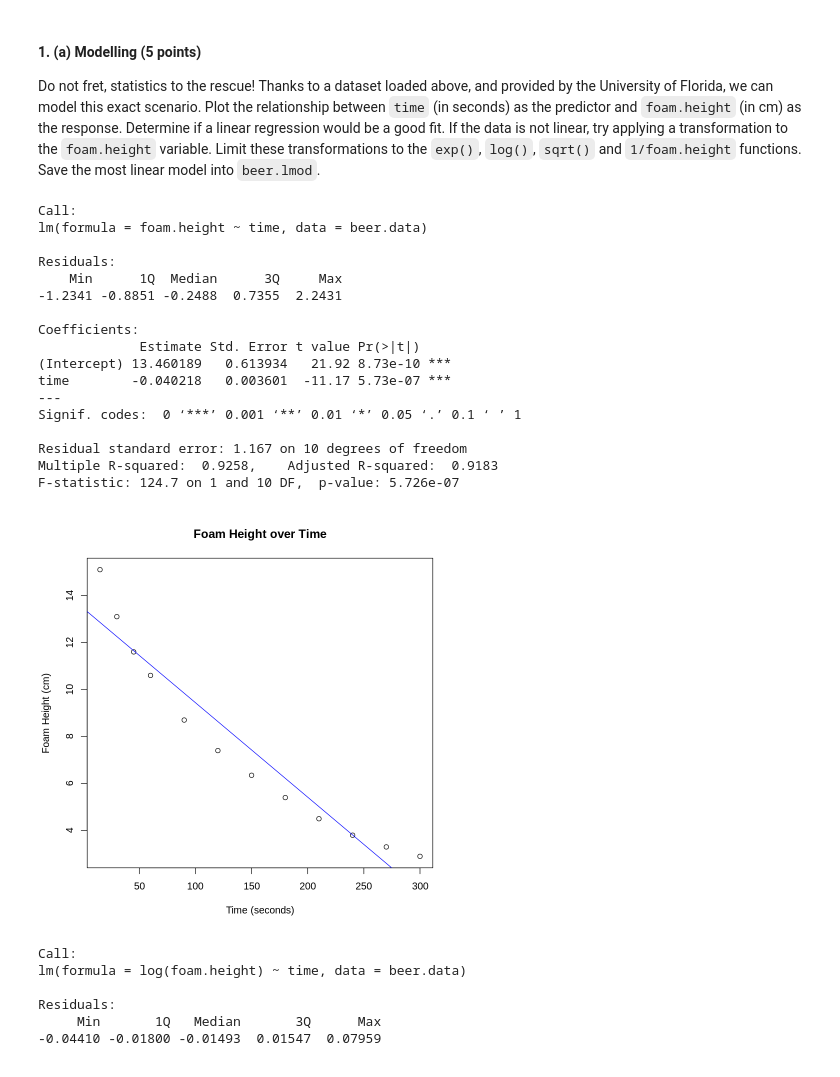
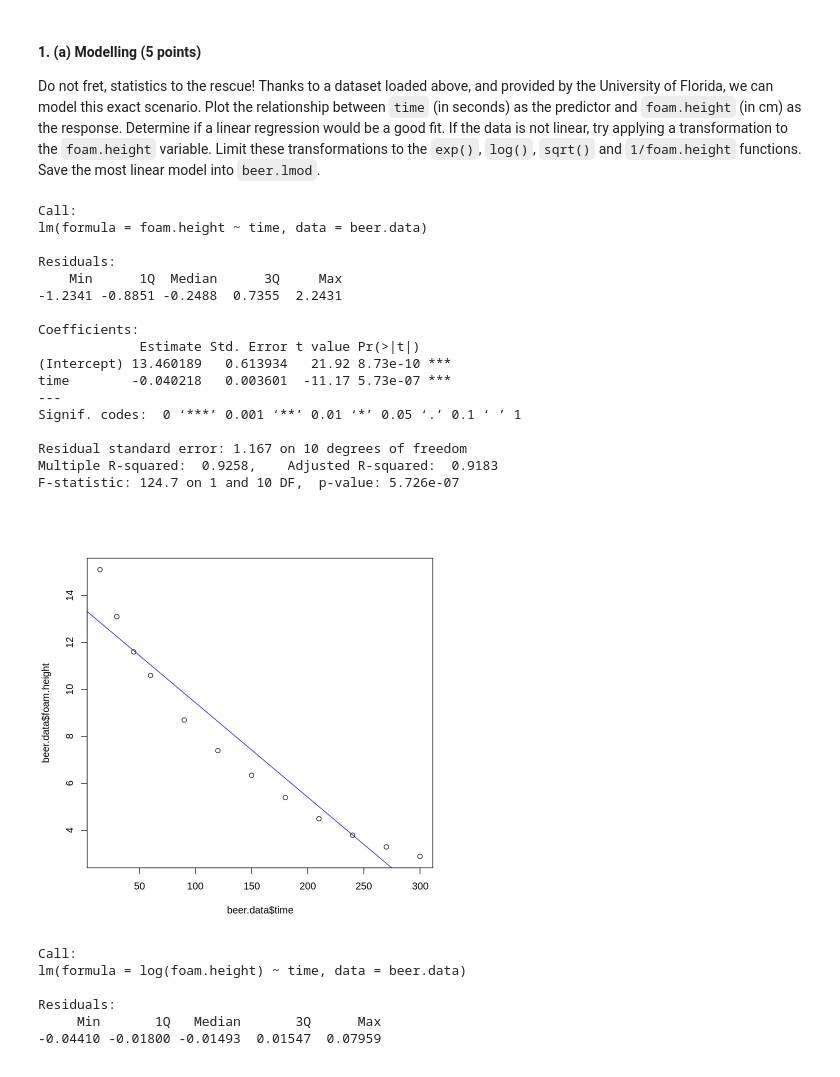
Before and after one commit to dennislamcv1/UniofColStatsModel, a Jupyter notebook: Modern Regression Analysis in R/C1M5_autograded.ipynb, the cells around one changed output. Drawn from its saved outputs; the diff is of its cells as text; code cells hidden in the pictures.

```diff
--- a/Modern Regression Analysis in R/C1M5_autograded.ipynb
+++ b/Modern Regression Analysis in R/C1M5_autograded.ipynb
@@ -77,35 +69,35 @@ beer.data <- beer.data[beer.data$time > 0, ]
 Do not fret, statistics to the rescue! Thanks to a dataset loaded above, and provided by the University of Florida, we can model this exact scenario. Plot the relationship between `time` (in seconds) as the predictor and `foam.height` (in cm) as the response. Determine if a linear regression would be a good fit. If the data is not linear, try applying a transformation to the `foam.height` variable. Limit these transformations to the `exp()`, `log()`, `sqrt()` and `1/foam.height` functions. Save the most linear model into `beer.lmod`.
 # %%
 # Plot the relationship between time and foam.height
-plot(beer.data$time, beer.data$foam.height, xlab = "Time (seconds)", ylab = "Foam Height (cm)", main = "Foam Height over Time")
+plot(beer.data$time, beer.data$foam.height)
 
 # Fit a linear regression model
 linear_model <- lm(foam.height ~ time, data = beer.data)
 abline(linear_model, col = "blue")
 
 # Check the summary of the linear model
 linear_model_summary = summary(linear_model)
 
 print(linear_model_summary)
 # %% [output]
 Call:
 lm(formula = foam.height ~ time, data = beer.data)
 
 Residuals:
     Min      1Q  Median      3Q     Max
 -1.2341 -0.8851 -0.2488  0.7355  2.2431
 
 Coefficients:
              Estimate Std. Error t value Pr(>|t|)
 (Intercept) 13.460189   0.613934   21.92 8.73e-10 ***
 time        -0.040218   0.003601  -11.17 5.73e-07 ***
 ---
 Signif. codes:  0 ‘***’ 0.001 ‘**’ 0.01 ‘*’ 0.05 ‘.’ 0.1 ‘ ’ 1
 
 Residual standard error: 1.167 on 10 degrees of freedom
 Multiple R-squared:  0.9258,    Adjusted R-squared:  0.9183
 F-statistic: 124.7 on 1 and 10 DF,  p-value: 5.726e-07
-[figure, old version]
+[figure, new version]
 # %%
 # Apply transformations and fit new models
 exp_model <- lm(log(foam.height) ~ time, data = beer.data)
```
Also changed, not shown: parts of 3 cells of this notebook.
